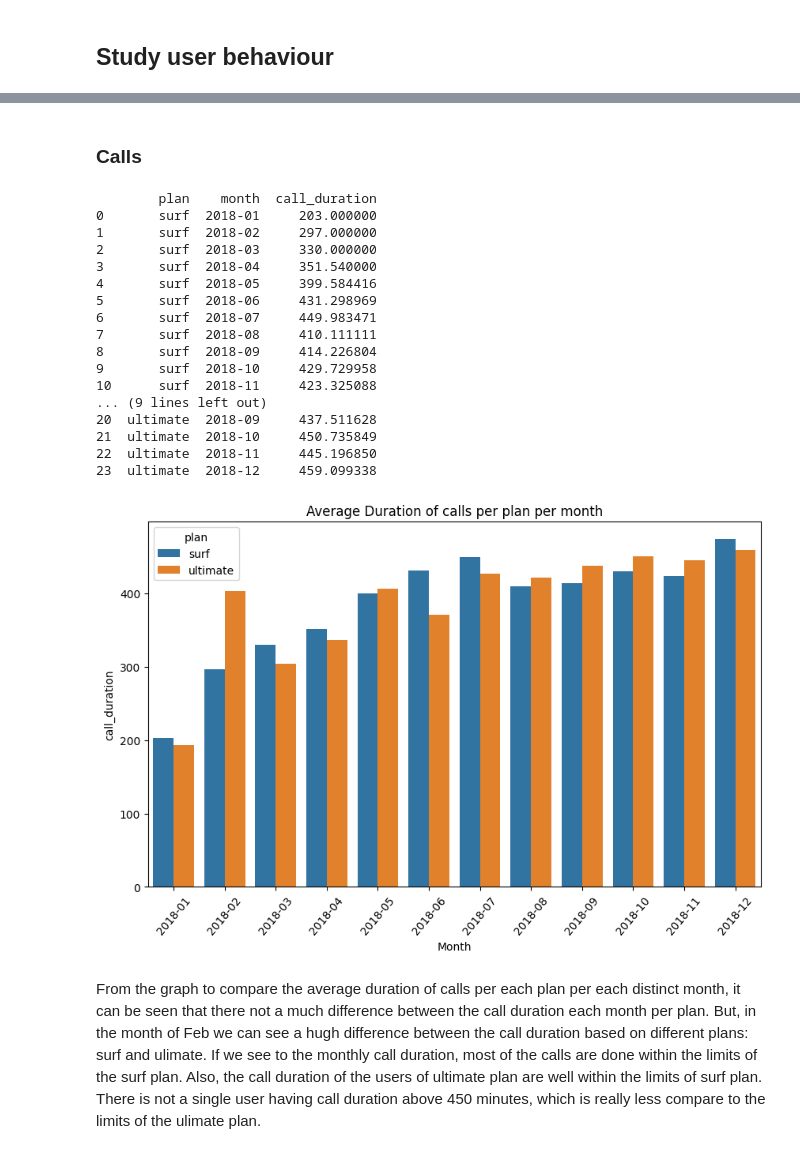
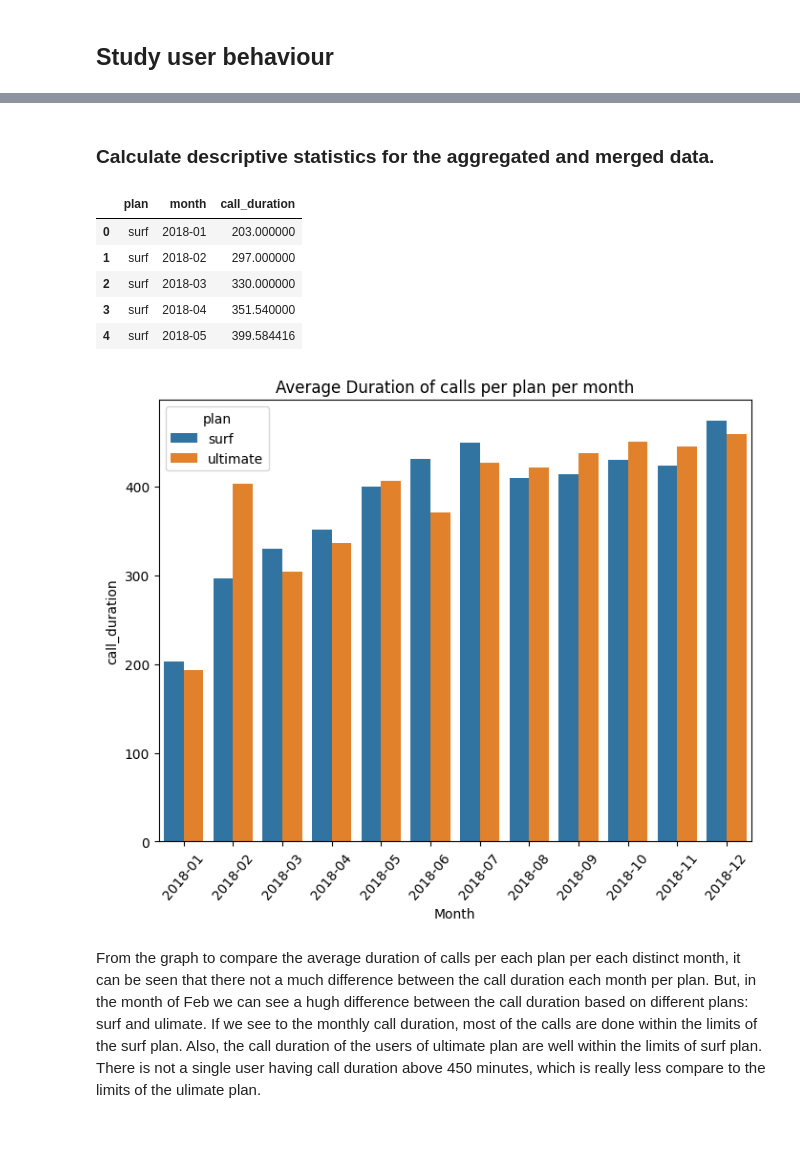
Before and after one commit to jeelfaldu7/telecom_operator_megaline_project, a Jupyter notebook: sprint3_project.ipynb, the cells around one changed output, grey strips where cells are left out. Cells and saved outputs as stored; diff of their text form; code cells hidden in the pictures.

```diff
--- a/sprint3_project.ipynb
+++ b/sprint3_project.ipynb
@@ -112,4 +26,0 @@ messages = pd.read_csv('/datasets/megaline_messages.csv')
-# %%
-plans = pd.read_csv('/datasets/megaline_plans.csv')
-# %%
-users = pd.read_csv('/datasets/megaline_users.csv')
@@ -1036,0 +545,4 @@ print(plan_information[['user_id', 'plan', 'month', 'revenue','state']])
+# %%
+# Calculate the volume of internet traffic used by each user per month. Save the result in a new DataFrame called `internet_per_user_per_month`.
+internet_per_user_per_month = internet.groupby(['user_id', 'month'])['gb_used'].sum().reset_index()
+display(internet_per_user_per_month.head())
@@ -1036,0 +556,14 @@ print(plan_information[['user_id', 'plan', 'month', 'revenue','state']])
+# %%
+# Merge the data for calls, minutes, messages, internet based on user_id and month to create a single DataFrame called `megaline`.
+megaline = (
+    calls_per_user_per_month.merge(minutes_per_user_per_month,
+                                   on=['user_id', 'month'],
+                                   how='outer')
+                                   .merge(messages_per_user_per_month,
+                                          on=['user_id', 'month'],
+                                          how='outer')
+                                          .merge(internet_per_user_per_month,
+                                                 on=['user_id', 'month'],
+                                                 how='outer')
+                                                 )
+display(megaline.head())
@@ -1043,39 +677,27 @@ print(plan_information[['user_id', 'plan', 'month', 'revenue','state']])
-# %% [markdown]
-### Calls
+# %% [markdown]
+### Calculate descriptive statistics for the aggregated and merged data.
 # %%
-# Compare average duration of calls per each plan per each distinct month. Plot a bar plat to visualize it.
-plan_information['call_duration'] = pd.to_numeric(plan_information['call_duration'], errors='coerce')
-
+# Compare average duration of calls per each plan per each distinct month.
 average_duration_per_plan_per_month = plan_information.groupby(['plan', 'month'])['call_duration'].mean().reset_index()
-print(average_duration_per_plan_per_month)
+display(average_duration_per_plan_per_month.head())
 # %% [output]
-        plan    month  call_duration
-0       surf  2018-01     203.000000
-1       surf  2018-02     297.000000
-2       surf  2018-03     330.000000
-3       surf  2018-04     351.540000
-4       surf  2018-05     399.584416
-5       surf  2018-06     431.298969
-6       surf  2018-07     449.983471
-7       surf  2018-08     410.111111
-8       surf  2018-09     414.226804
-9       surf  2018-10     429.729958
-10      surf  2018-11     423.325088
-... (9 lines left out)
-20  ultimate  2018-09     437.511628
-21  ultimate  2018-10     450.735849
-22  ultimate  2018-11     445.196850
-23  ultimate  2018-12     459.099338
+|  | plan | month | call_duration |
+| 0 | surf | 2018-01 | 203.000000 |
+| 1 | surf | 2018-02 | 297.000000 |
+| 2 | surf | 2018-03 | 330.000000 |
+| 3 | surf | 2018-04 | 351.540000 |
+| 4 | surf | 2018-05 | 399.584416 |
 # %%
-plt.figure(figsize=(10, 6))
+# Create a bar plot to visualize the average duration of calls per plan per month.
+plt.figure(figsize=(8, 6))
 sns.barplot(data= average_duration_per_plan_per_month, x='month', y='call_duration', hue='plan')
 plt.title('Average Duration of calls per plan per month')
 plt.xlabel('Month')
 plt.ylabel=('Call duration (minutes)')
 plt.xticks(rotation=50)
 plt.show()
 # %% [output]
-[figure, old version]
+[figure, new version]
 # %% [markdown]
 From the graph to compare the average duration of calls per each plan per each distinct month, it can be seen that there not a much difference between the call duration each month per plan. But, in the month of Feb we can see a hugh difference between the call duration based on different plans: surf and ulimate. If we see to the monthly call duration, most of the calls are done within the limits of the surf plan. Also, the call duration of the users of ultimate plan are well within the limits of surf plan. There is not a single user having call duration above 450 minutes, which is really less compare to the limits of the ulimate plan.
 # %%
```
Also changed, not shown: parts of 218 cells of this notebook.
